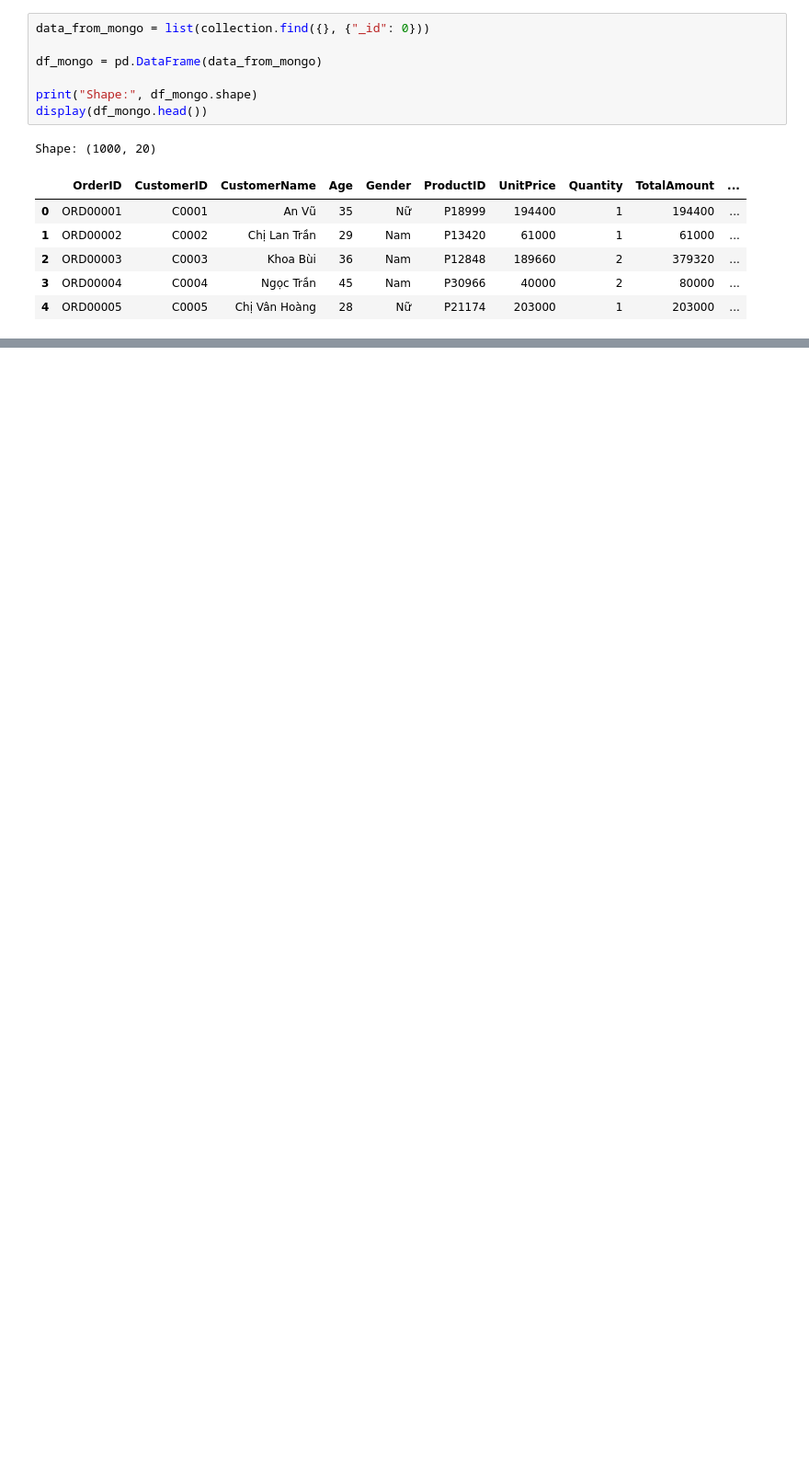
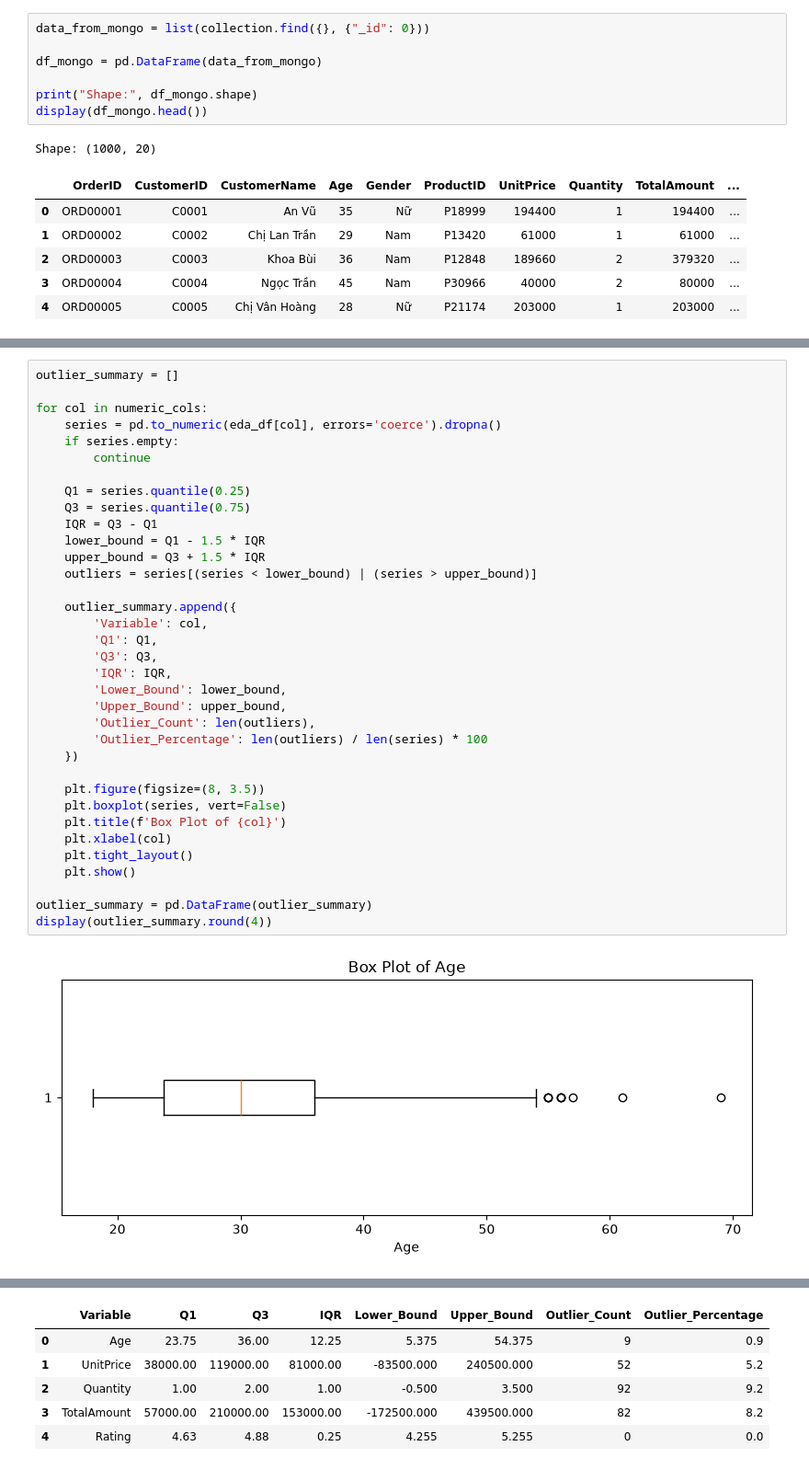
Before and after one commit to MoshiM0chiMoshi/Group5_Pharmacity_Personal_Care, a Jupyter notebook: step4_mongodbEDA.ipynb, the cells around one changed output, grey strips where cells are left out. Shown at 92% size. Saved outputs shown, nothing was run; the diff lists cells and outputs as text; blank space fills up the shorter version.

```diff
--- a/step4_mongodbEDA.ipynb
+++ b/step4_mongodbEDA.ipynb
@@ -82,0 +189,37 @@ Shape: (1000, 20)
+# %%
+outlier_summary = []
+
+for col in numeric_cols:
+    series = pd.to_numeric(eda_df[col], errors='coerce').dropna()
+    if series.empty:
+        continue
+
+    Q1 = series.quantile(0.25)
+    Q3 = series.quantile(0.75)
+    IQR = Q3 - Q1
+    lower_bound = Q1 - 1.5 * IQR
+    upper_bound = Q3 + 1.5 * IQR
+    outliers = series[(series < lower_bound) | (series > upper_bound)]
+
+    outlier_summary.append({
+        'Variable': col,
+        'Q1': Q1,
+        'Q3': Q3,
+        'IQR': IQR,
+        'Lower_Bound': lower_bound,
+        'Upper_Bound': upper_bound,
+        'Outlier_Count': len(outliers),
+        'Outlier_Percentage': len(outliers) / len(series) * 100
+    })
+
+    plt.figure(figsize=(8, 3.5))
+    plt.boxplot(series, vert=False)
+    plt.title(f'Box Plot of {col}')
+    plt.xlabel(col)
+    plt.tight_layout()
+    plt.show()
+
+outlier_summary = pd.DataFrame(outlier_summary)
+display(outlier_summary.round(4))
+# %% [output]
+[figure, added]
@@ -82,0 +230,6 @@ Shape: (1000, 20)
+|  | Variable | Q1 | Q3 | IQR | Lower_Bound | Upper_Bound | Outlier_Count | Outlier_Percentage |
+| 0 | Age | 23.75 | 36.00 | 12.25 | 5.375 | 54.375 | 9 | 0.9 |
+| 1 | UnitPrice | 38000.00 | 119000.00 | 81000.00 | -83500.000 | 240500.000 | 52 | 5.2 |
+| 2 | Quantity | 1.00 | 2.00 | 1.00 | -0.500 | 3.500 | 92 | 9.2 |
+| 3 | TotalAmount | 57000.00 | 210000.00 | 153000.00 | -172500.000 | 439500.000 | 82 | 8.2 |
+| 4 | Rating | 4.63 | 4.88 | 0.25 | 4.255 | 5.255 | 0 | 0.0 |
```
Also changed, not shown: parts of 16 cells of this notebook.
